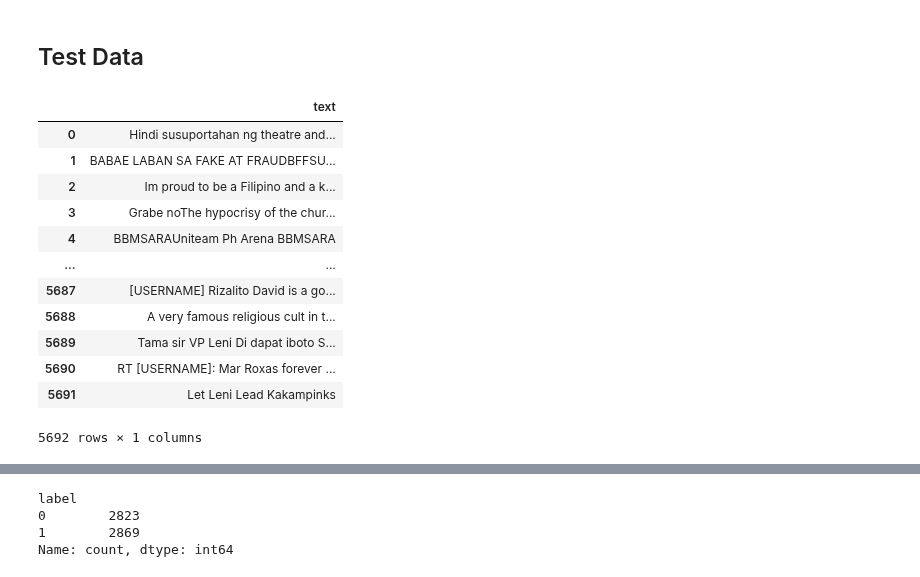
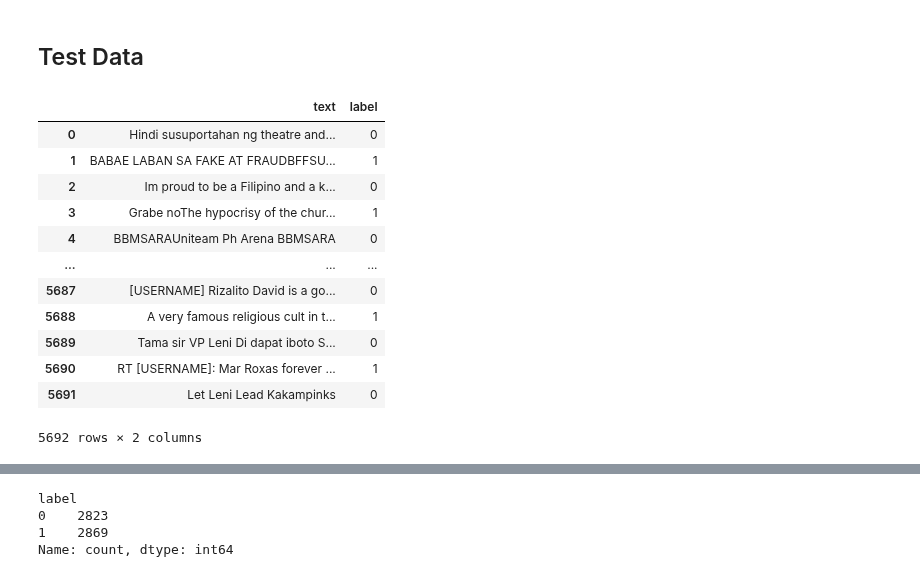
Before and after one commit to NateCross/tag-hate-elf, a Jupyter notebook: bayes_train.ipynb, the cells around one changed output, grey strips where cells are left out. Drawn from its saved outputs; the diff is of its cells as text; code cells hidden in the pictures.

```diff
--- a/bayes_train.ipynb
+++ b/bayes_train.ipynb
@@ -223,4 +173,0 @@ pd.DataFrame(dataset['text'][:30])
-# %%
-if LOWERCASE_TEXT:
-  dataset['text'] = data_to_lower(dataset['text'])
-pd.DataFrame(dataset['text'][:30])
@@ -245,4 +173,0 @@ pd.DataFrame(dataset['text'][:30])
-# %%
-if REMOVE_PUNCTUATION:
-  dataset['text'] = data_remove_punctuation(dataset['text'])
-pd.DataFrame(dataset['text'][:30])
@@ -267,4 +173,0 @@ pd.DataFrame(dataset['text'][:30])
-# %%
-if REMOVE_STOPWORDS:
-  dataset['text'] = data_remove_stopwords(dataset['text'])
-pd.DataFrame(dataset['text'][:30])
@@ -335,18 +206,21 @@ Name: count, dtype: int64
 # %% [markdown]
 ## Test Data
 # %%
-pd.DataFrame(X_test)
+pd.DataFrame({
+  'text': X_test,
+  'label': y_test,
+})
 # %% [output]
-|  | text |
-| 0 | Hindi susuportahan ng theatre and... |
-| 1 | BABAE LABAN SA FAKE AT FRAUDBFFSU... |
-| 2 | Im proud to be a Filipino and a k... |
-| 3 | Grabe noThe hypocrisy of the chur... |
-| 4 | BBMSARAUniteam Ph Arena BBMSARA |
-| ... | ... |
-| 5687 | [USERNAME] Rizalito David is a go... |
-| 5688 | A very famous religious cult in t... |
-| 5689 | Tama sir VP Leni Di dapat iboto S... |
-| 5690 | RT [USERNAME]: Mar Roxas forever ... |
-| 5691 | Let Leni Lead Kakampinks |
+|  | text | label |
+| 0 | Hindi susuportahan ng theatre and... | 0 |
+| 1 | BABAE LABAN SA FAKE AT FRAUDBFFSU... | 1 |
+| 2 | Im proud to be a Filipino and a k... | 0 |
+| 3 | Grabe noThe hypocrisy of the chur... | 1 |
+| 4 | BBMSARAUniteam Ph Arena BBMSARA | 0 |
+| ... | ... | ... |
+| 5687 | [USERNAME] Rizalito David is a go... | 0 |
+| 5688 | A very famous religious cult in t... | 1 |
+| 5689 | Tama sir VP Leni Di dapat iboto S... | 0 |
+| 5690 | RT [USERNAME]: Mar Roxas forever ... | 1 |
+| 5691 | Let Leni Lead Kakampinks | 0 |
-5692 rows × 1 columns
+5692 rows × 2 columns
```
Also changed, not shown: parts of 31 cells of this notebook, 1 other file.
